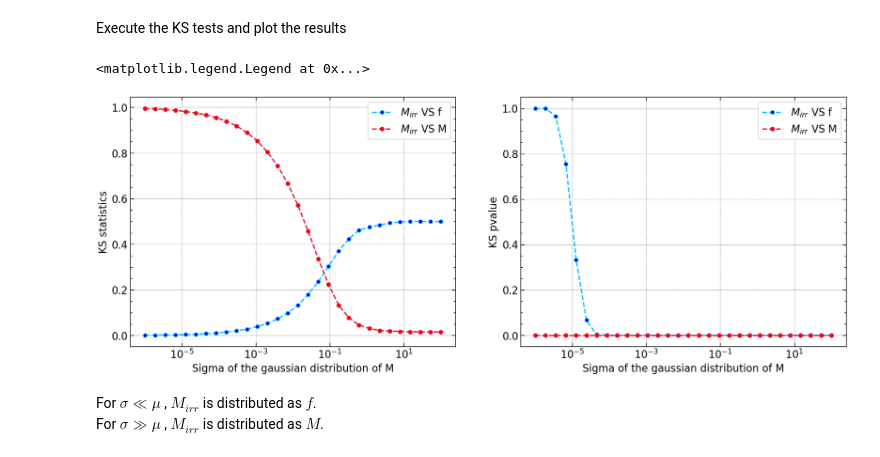
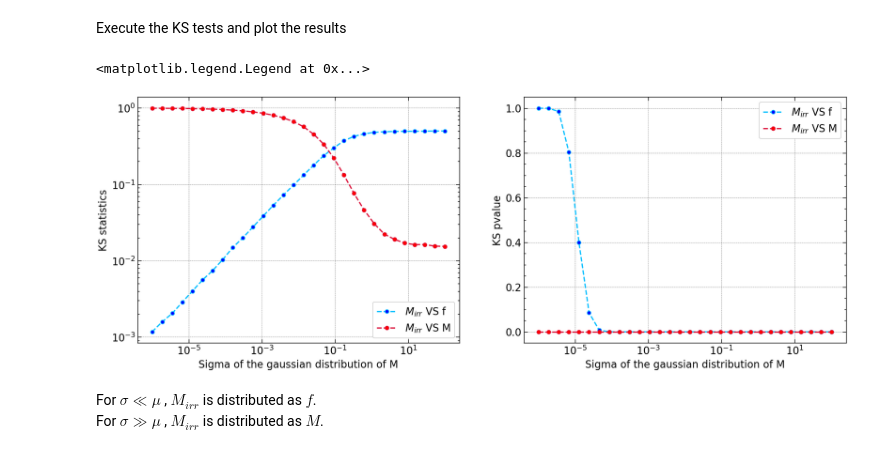
Before and after one commit to M-Bianchi/astrostatistics_bicocca_2024, a Jupyter notebook: working/W07_irreducile_mass.ipynb, the cells around one changed output. Saved outputs shown, nothing was run; the diff lists cells and outputs as text; code cells hidden in the pictures.

```diff
--- a/working/W07_irreducile_mass.ipynb
+++ b/working/W07_irreducile_mass.ipynb
@@ -229,26 +229,27 @@ for sigma in tqdm(sigmas):
 # %%
 plt.rcParams['figure.figsize'] = [20, 7]
 fig, axes = plt.subplots(1,2)
 
 ax = axes[0]
 ax.plot(sigmas, KSstat_MirrF, linestyle='--', color='deepskyblue', marker='o', markerfacecolor='blue', label='$M_{irr}$ VS f')
 ax.plot(sigmas, KSstat_MirrM, linestyle='--', color='crimson', marker='o', markerfacecolor='red', label='$M_{irr}$ VS M')
 ax.set_xlabel('Sigma of the gaussian distribution of M')
 ax.set_ylabel('KS statistics')
 ax.set_xscale('log')
+ax.set_yscale('log')
 ax.legend()
 
 ax = axes[1]
 ax.plot(sigmas, KSpvalue_MirrF, linestyle='--', color='deepskyblue', marker='o', markerfacecolor='blue', label='$M_{irr}$ VS f')
 ax.plot(sigmas, KSpvalue_MirrM, linestyle='--', color='crimson', marker='o', markerfacecolor='red', label='$M_{irr}$ VS M')
 ax.set_xlabel('Sigma of the gaussian distribution of M')
 ax.set_ylabel('KS pvalue')
 ax.set_xscale('log')
 #ax.set_yscale('log')
 ax.legend()
 # %% [output]
 <matplotlib.legend.Legend at 0x...>
-[figure, old version]
+[figure, new version]
 # %% [markdown]
 For $\sigma \ll \mu \:$, $M_{irr}$ is distributed as $f$. \
 For $\sigma \gg \mu \:$, $M_{irr}$ is distributed as $M$.
```
Also changed, not shown: parts of 3 cells of this notebook.
